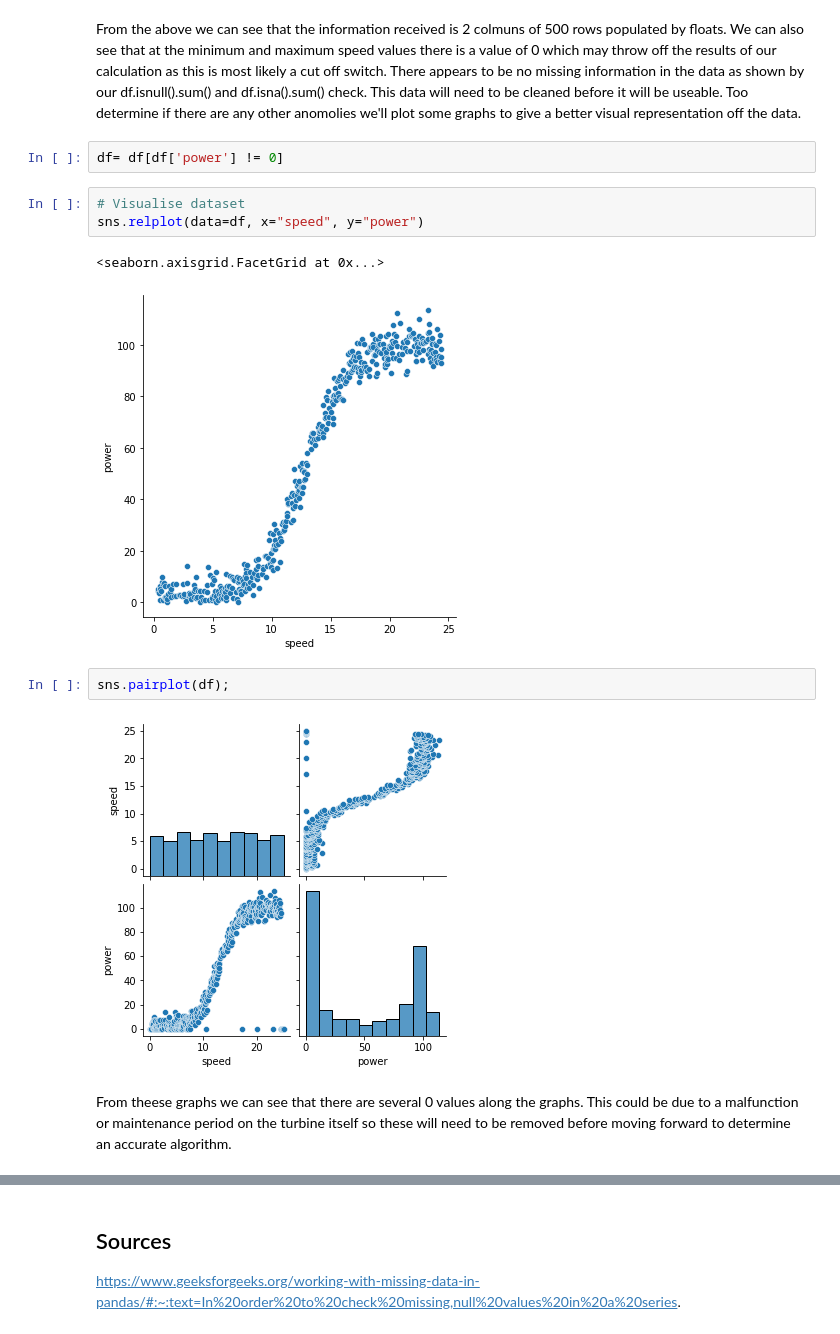
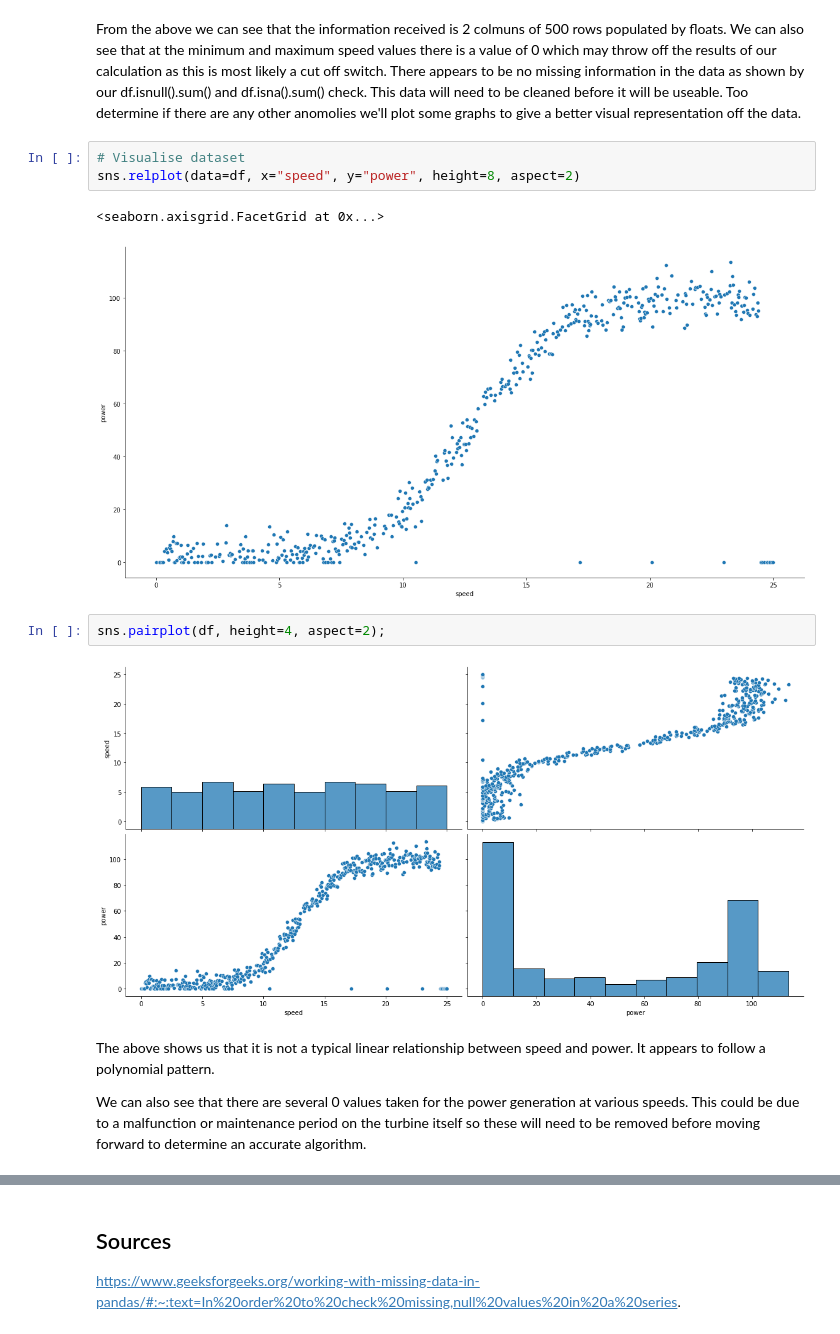
Before and after one commit to IanWafer/Machine-Learning-and-Statistics-Project, a Jupyter notebook: Machine Learning & Statistics Project.ipynb, the cells around one changed output, grey strips where cells are left out. Saved outputs shown, nothing was run; the diff lists cells and outputs as text.

```diff
--- a/Machine Learning & Statistics Project.ipynb
+++ b/Machine Learning & Statistics Project.ipynb
@@ -49,17 +54,17 @@ power    0
 dtype: int64
 # %% [markdown]
 From the above we can see that the information received is 2 colmuns of 500 rows populated by floats. We can also see that at the minimum and maximum speed values there is a value of 0 which may throw off the results of our calculation as this is most likely a cut off switch. There appears to be no missing information in the data as shown by our df.isnull().sum() and df.isna().sum() check. This data will need to be cleaned before it will be useable. Too determine if there are any other  anomolies we'll plot some graphs to give a better visual representation off the data.
-# %%
-df= df[df['power'] != 0]
 # %%
 # Visualise dataset
-sns.relplot(data=df, x="speed", y="power")
+sns.relplot(data=df, x="speed", y="power", height=8, aspect=2)
 # %% [output]
 <seaborn.axisgrid.FacetGrid at 0x...>
-[figure, old version]
+[figure, new version]
 # %%
-sns.pairplot(df);
+sns.pairplot(df, height=4, aspect=2);
 # %% [output]
-[figure, old version]
+[figure, new version]
 # %% [markdown]
-From theese graphs we can see that there are several  0 values along the graphs. This could be due to a malfunction or maintenance period on the turbine itself so these will need to be removed before moving forward to determine an accurate algorithm.
+The above shows us  that it is not a typical linear relationship between speed  and power. It appears to follow a polynomial pattern.
+
+We can also see that there are several 0 values taken for the power generation at various speeds. This could be due to a malfunction or maintenance period on the turbine itself so these will need to be removed before moving forward to determine an accurate algorithm.
```
Also changed, not shown: parts of 7 cells of this notebook, 1 other file.
